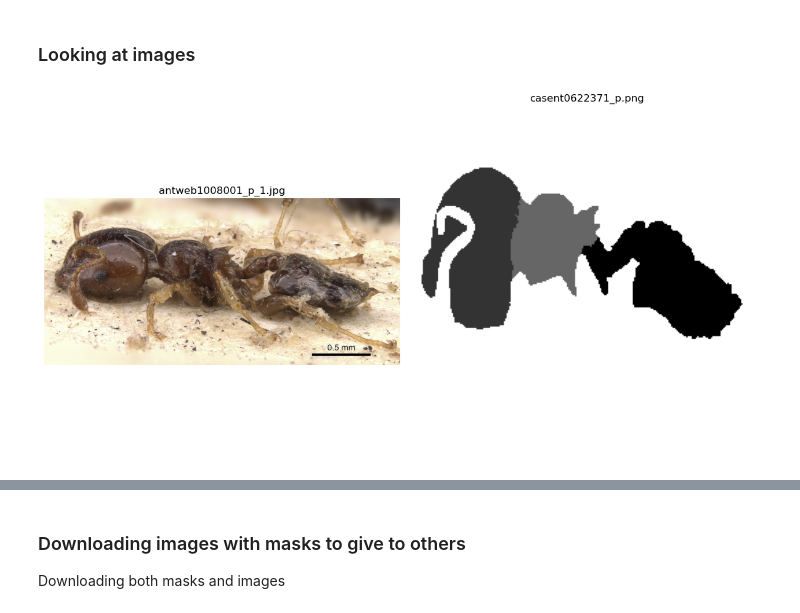
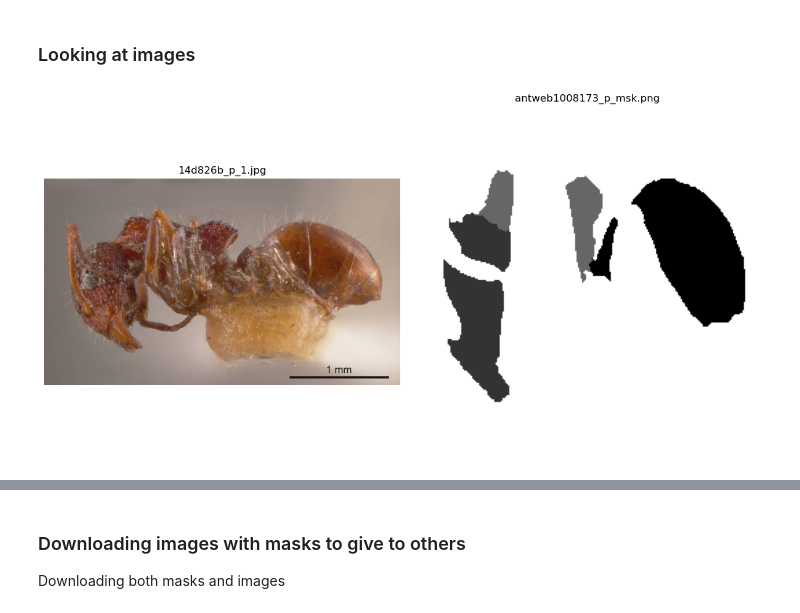
Before and after one commit to CS-433/ml-project-2-kalamariunionen, a Jupyter notebook: preparing_data.ipynb, the cells around one changed output, grey strips where cells are left out. Drawn from its saved outputs; the diff is of its cells as text; code cells hidden in the pictures.

```diff
--- a/preparing_data.ipynb
+++ b/preparing_data.ipynb
@@ -234,18 +254,18 @@ masks_filtered = [masks[i] for i in in_filtered_ant_indexes]
 # %% [markdown]
 ### Looking at images
 # %%
-index = 139
+index = 4
 fig, ax = plt.subplots(1, 2, figsize=(12, 6))
 
 ax[0].imshow(images[index])
 ax[0].axis('off')
 ax[0].set_title(image_file_names[index])
 
 ax[1].imshow(masks_filtered[index], cmap='gray')
 ax[1].axis('off')
 ax[1].set_title(mask_file_names[index])
 
 plt.tight_layout()
 plt.show()
 # %% [output]
-[figure, old version]
+[figure, new version]
```
Also changed, not shown: parts of 30 cells of this notebook, 15 other files.
